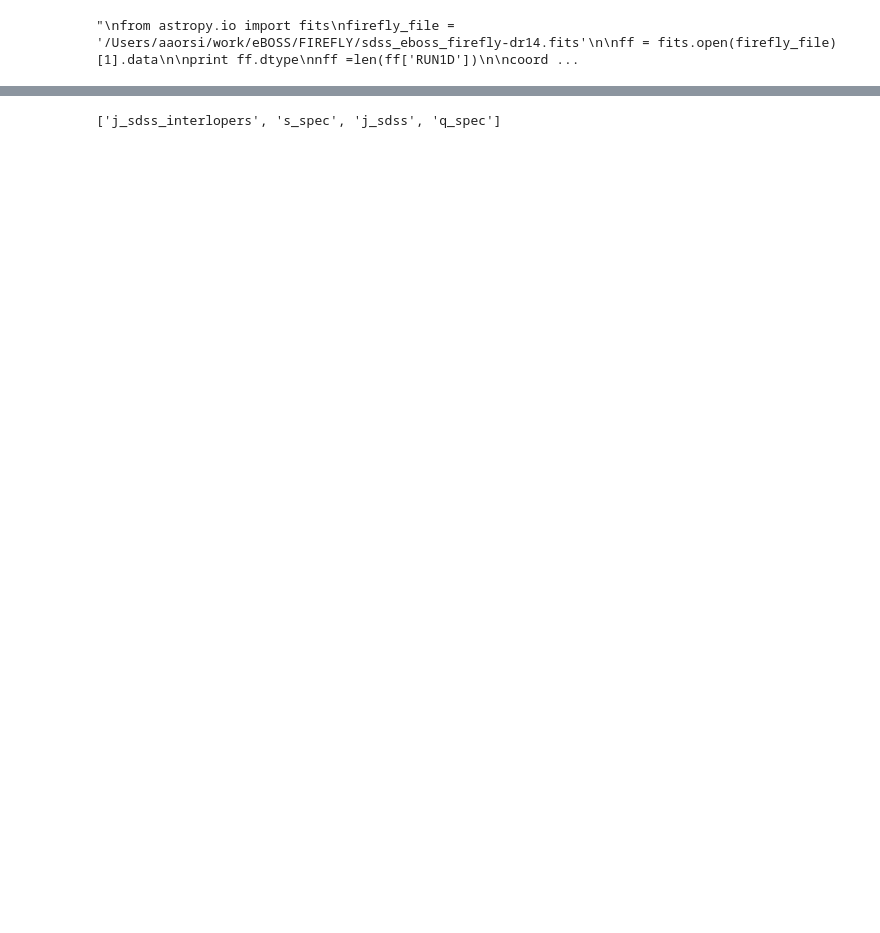
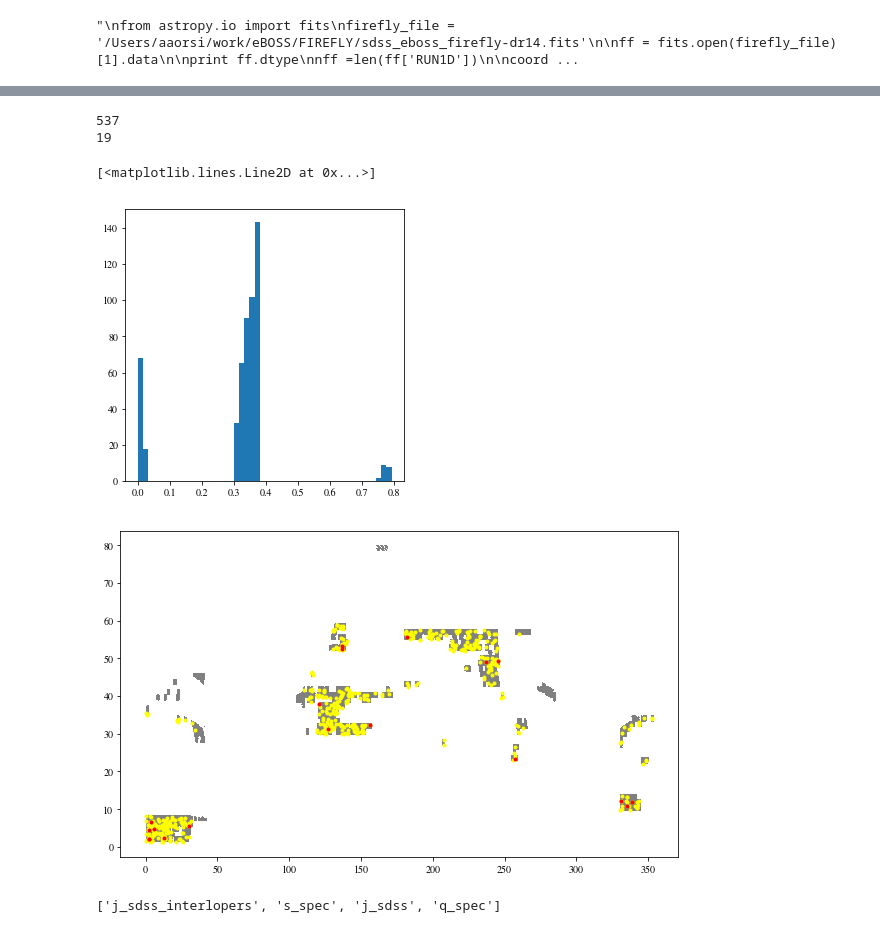
Before and after one commit to aaorsi/ELG_analysis, a Jupyter notebook: py/local_learn_ELGz.ipynb, the cells around one changed output, grey strips where cells are left out. Cells and saved outputs as stored; diff of their text form; code cells hidden in the pictures; blank space fills up the shorter version.

```diff
--- a/py/local_learn_ELGz.ipynb
+++ b/py/local_learn_ELGz.ipynb
@@ -382,3 +418,51 @@ Cross match between Alhambra and J-PLUS results in 105 objects
+# %%
+dr15 = [dr15_00,dr15_03,dr15_07]
+dr15_coords = []
+dr15_z = []
+
+for db in dr15:
+    for x in range(len(db['ra'])):
+        dr15_coords.append([db['ra'][x],db['dec'][x]])
+        dr15_z.append(db['z'][x])
+
+dr15_coords = np.asarray(dr15_coords)
+dr15_z      = np.asarray(dr15_z)
+
+
+d,ind = jplus.tools.crossmatch_angular(dcat['coords'],dr15_coords,max_distance=3e-4)
+m = ((d != np.inf))
+
+j_dr15 = jplus.tools.select_object(dcat, m)
+print 'Cross match between DR15 and J-PLUS results in %ld objects' % len(j_dr15['tile_id'])
+j_dr15['z_spec'] = dr15_z[ind[m]]
+
+plt.rcParams['figure.figsize'] = 5, 5
+
+mask_elgs =  (
+            (((j_dr15['z_spec'] > z_ha[0])   & (j_dr15['z_spec'] < z_ha[1]))   |
+           ((j_dr15['z_spec'] > z_hb[0])   & (j_dr15['z_spec'] < z_hb[1]))   |
+           ((j_dr15['z_spec'] > z_oiii[0]) & (j_dr15['z_spec'] < z_oiii[1])) |
+           ((j_dr15['z_spec'] > z_oii[0])  & (j_dr15['z_spec'] < z_oii[1]))))
+# %%
+plt.hist(j_dr15['z_spec'][mask_elgs], bins=50)
+ndr15 = len(j_dr15['z_spec'][mask_elgs])
+
+j_sdss = jplus.tools.select_object(j_dr15, mask_elgs)
+soii = np.where((j_dr15['z_spec'][(j_dr15['z_spec'] > z_oii[0])  & (j_dr15['z_spec'] < z_oii[1])]))[0]
+noii = len(soii)
+print ndr15
+print noii
+
+plt.figure(9,figsize=(10,6))
+plt.plot(dcat['coords'][:,0],dcat['coords'][:,1],',',color='gray')
+plt.plot(j_sdss['coords'][:,0],j_sdss['coords'][:,1],'.',color='yellow')
+plt.plot(j_sdss['coords'][soii,0],j_sdss['coords'][soii,1],'.',color='red')
+# %% [output]
+537
+19
+[<matplotlib.lines.Line2D at 0x...>]
+[figure, added]
+[figure, added]
 # %%
 #Load SDSS contaminants
 
```
Also changed, not shown: parts of 10 cells of this notebook, 1 other file.
